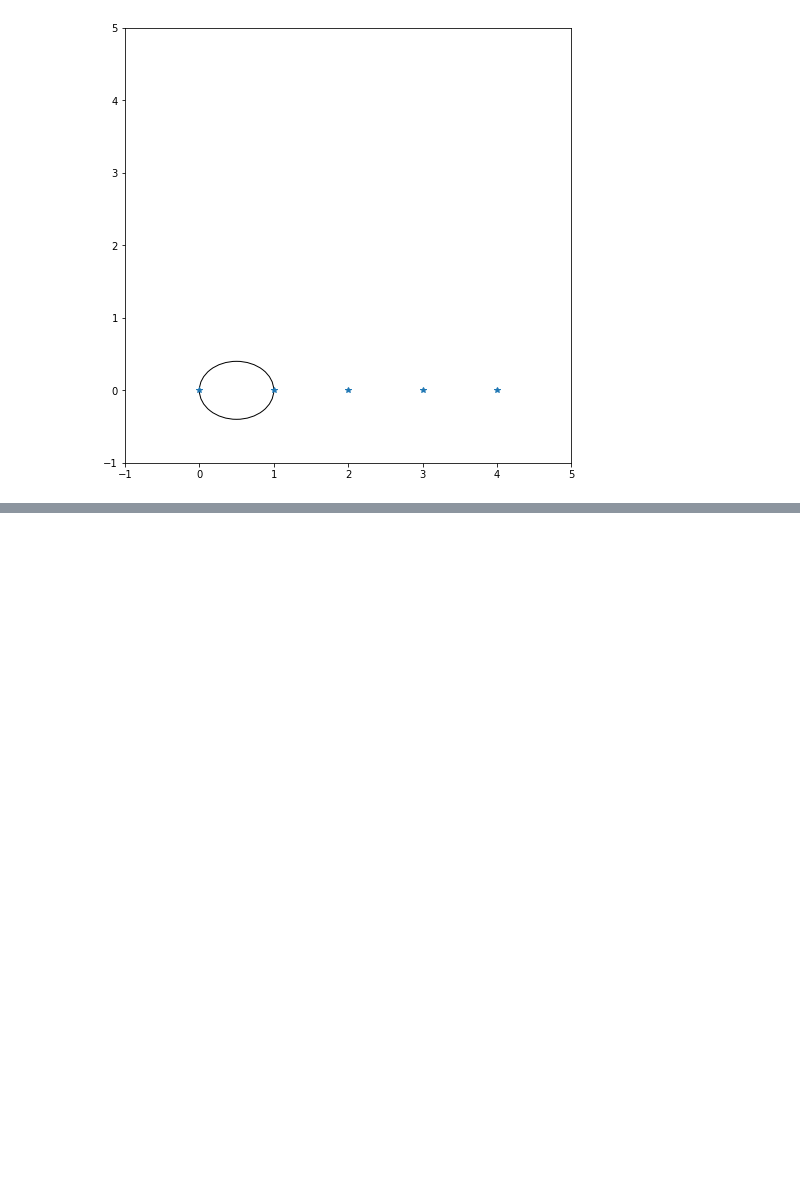
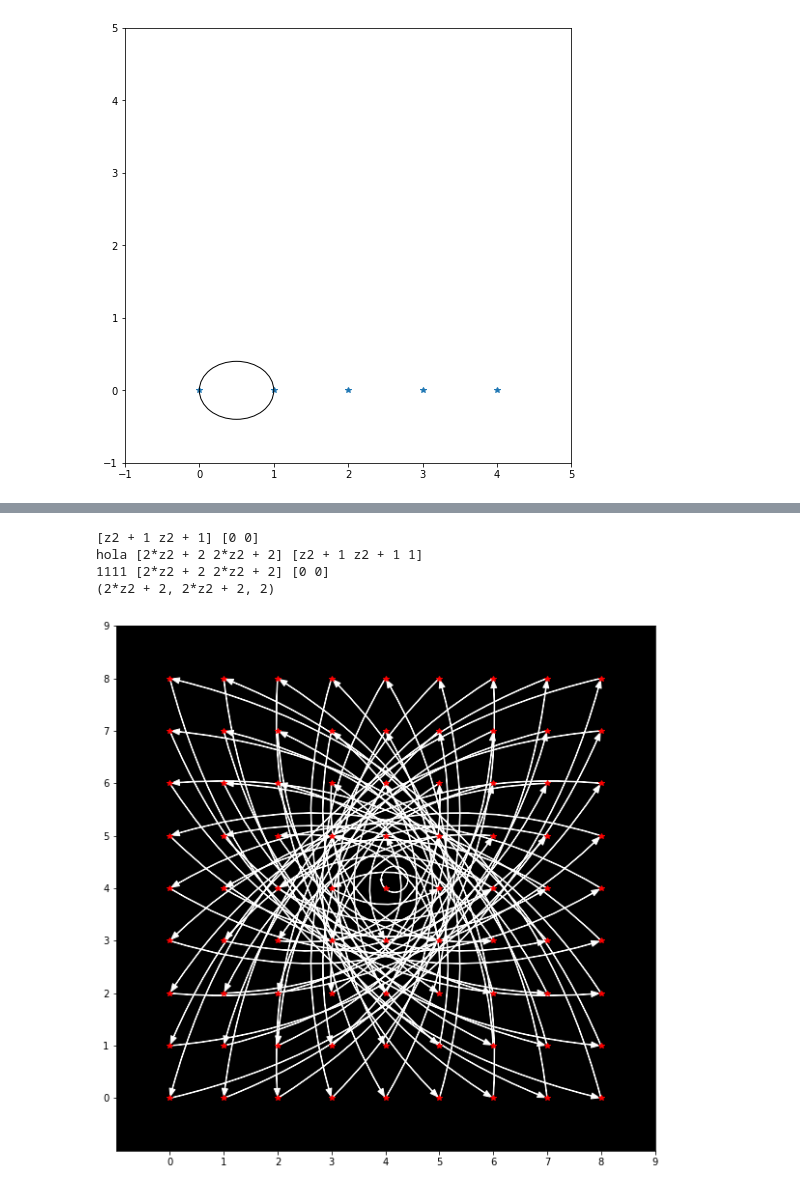
Before and after one commit to tonalidae/affineCode, a Jupyter notebook: planos.ipynb, the cells around one changed output, grey strips where cells are left out. Cells and saved outputs as stored; diff of their text form; code cells hidden in the pictures; blank space fills up the shorter version.

Commit message:
simetrias centrales

```diff
--- a/planos.ipynb
+++ b/planos.ipynb
@@ -122,7 +122,9 @@ class Point:
         self.x = x
         self.y = y
         self.field = field
-
+    @classmethod
+    def initFromArray(self,xy, field):
+        return Point(xy[0], xy[1], field)
 
     def getX(self):
         return self.x
@@ -132,6 +134,8 @@ class Point:
 
     def getXY(self):
         return np.array([self.x, self.y])
+    def getField(self):
+        return self.field
 
     @staticmethod
     def getCartesian(a, G):
@@ -408,2 +437,64 @@ $(2,0) = \gamma*(1,1) + (\alpha,\beta)$
+# %%
+def plotCentralSymmetryC(c,F2,F,order,size):
+    npoints = order
+
+    fig, ax = plt.subplots(figsize=(size, size))
+    plt.yticks(np.arange(0, order+1, 1.0))
+    ax.set_facecolor("black")
+
+    xpoint = np.matrix(np.arange(npoints))
+    ones = np.matrix(np.ones(npoints))
+    #ax.set_facecolor("black")
+
+    ax.plot(np.transpose(xpoint), np.transpose(ones)*xpoint, '*',color = 'r')
+    style = "Simple, tail_width=0.5, head_width=6, head_length=8"
+
+    kw = dict(arrowstyle=style, color="white")
+    for p in F2:
+        if p[0] == c[0] and p[1] == c[1]:
+            make_loop(c+0.17,0.25, ax, theta1=0, theta2=360)
+        else:
+            pp=Point(p[0],p[1],F)
+            cp=Point(c[0],c[1],F)
+            t,_ = determinate_translation(pp, cp)
+            t2 = composition(t,t)
+            ttp = t2(p)
+
+            cp = vcartesian(p,F)
+            cttp = vcartesian(ttp,F)
+            #print(cp, cttp)
+            a = patches.FancyArrowPatch(cp, cttp, connectionstyle="arc3,rad=0.3", **kw)
+
+            ax.add_patch(a)
+
+
+
+    ax.set_xlim([-1,order])
+    ax.set_ylim([-1,order])
+
+
+
+order = 9
+F = Point.merge_sort(Point,list(GF(order)))
+F2 = CartesianProduct_iters(F,F)
+
+#plotCentralSymmetryC(np.array([0,0]), F2,F, order, 10)
+
+c = Point(F[4],F[4],F)
+p = Point(F[0],F[0],F)
+
+sc,psc = determinate_central_simmetry_c(c,p)
+aF2 = np.array(list(F2))
+
+tF2 = sc(aF2)
+print(psc)
+
+plot_translation(aF2, tF2, order,10,F,'dilataciones',22)
+# %% [output]
+[z2 + 1 z2 + 1] [0 0]
+hola [2*z2 + 2 2*z2 + 2] [z2 + 1 z2 + 1 1]
+1111 [2*z2 + 2 2*z2 + 2] [0 0]
+(2*z2 + 2, 2*z2 + 2, 2)
+[figure, added]
 # %%
 
```
Also changed, not shown: parts of 12 cells of this notebook.
